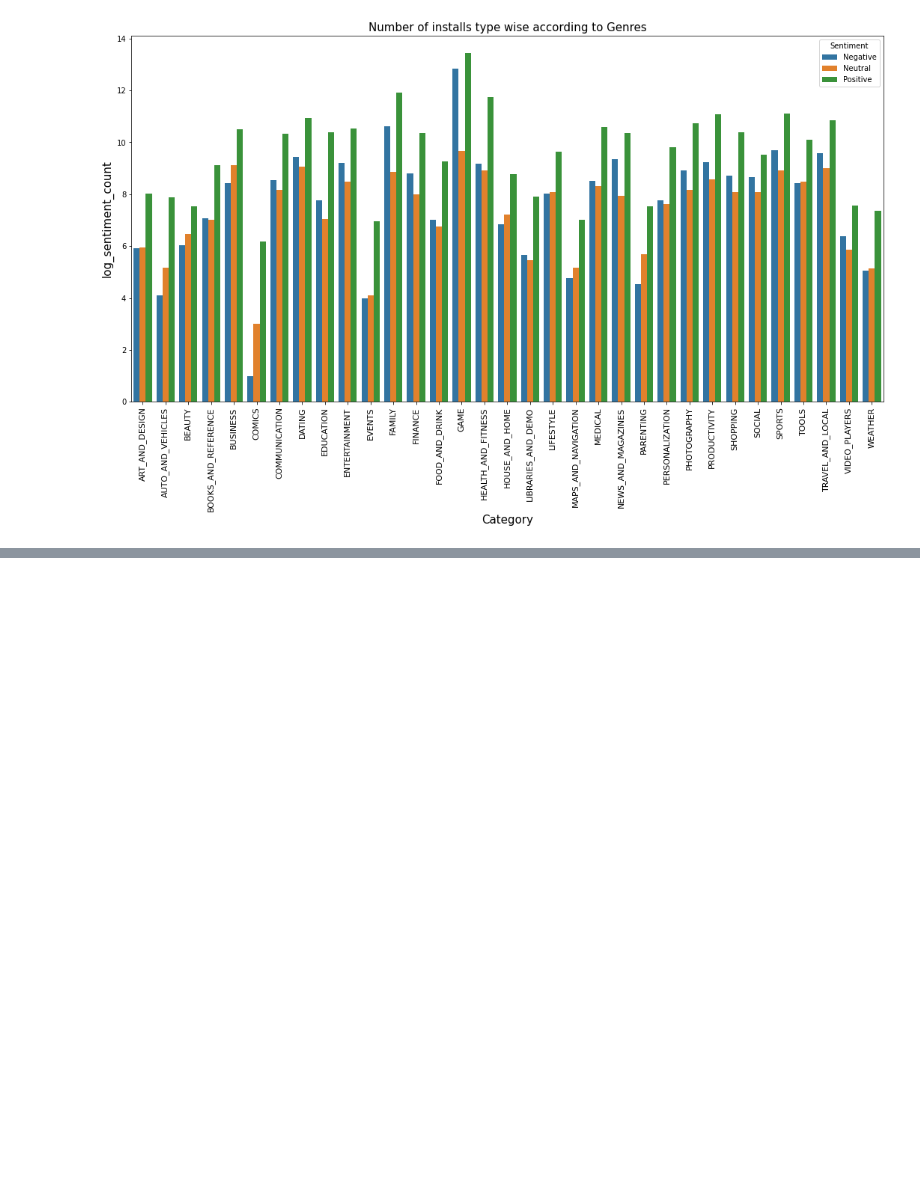
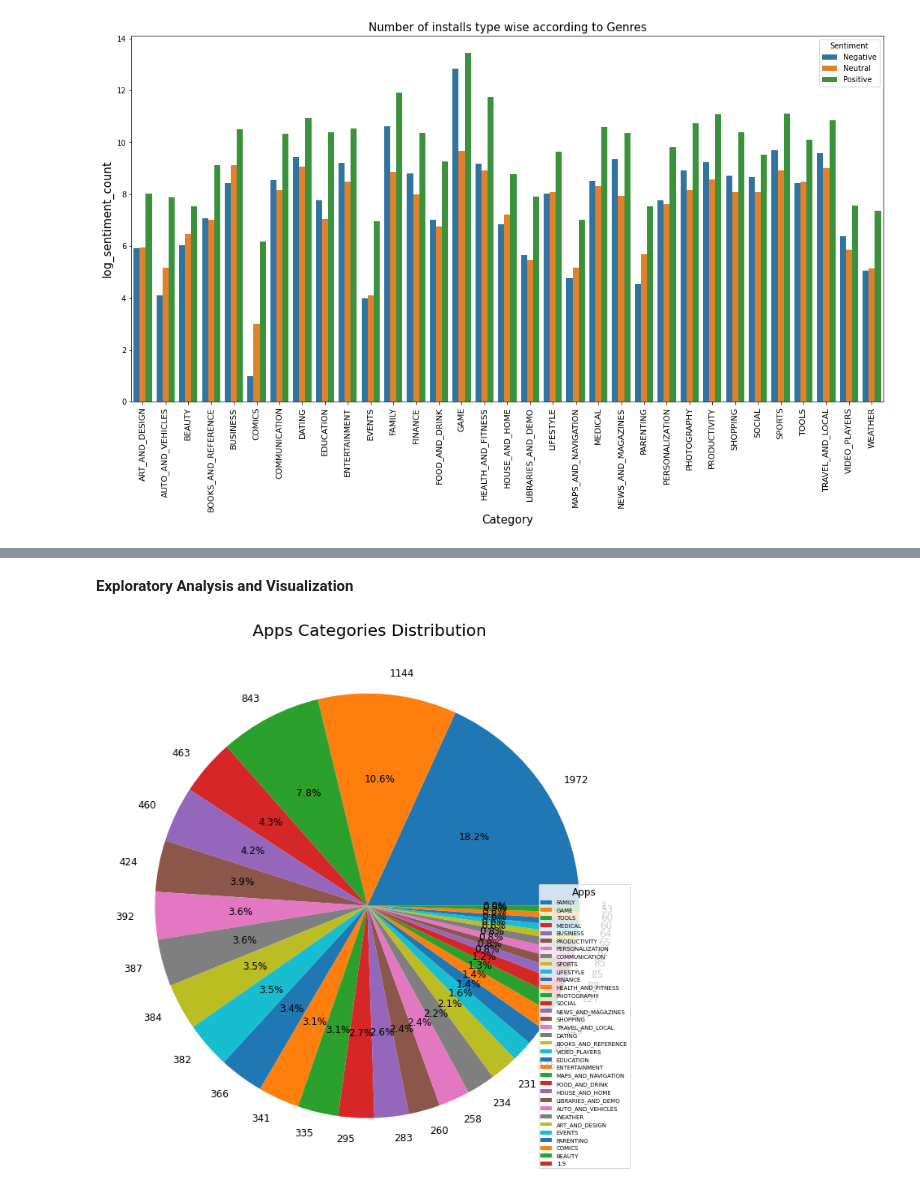
Before and after one commit to AbhiMohurle/Play_Store_App_Review_Analysis, a Jupyter notebook: Play_Store_App_Review_Analysis_Capstone_Project.ipynb, the cells around one changed output, grey strips where cells are left out. Saved outputs shown, nothing was run; the diff lists cells and outputs as text; code cells hidden in the pictures; blank space fills up the shorter version.

```diff
--- a/Play_Store_App_Review_Analysis_Capstone_Project.ipynb
+++ b/Play_Store_App_Review_Analysis_Capstone_Project.ipynb
@@ -272,0 +309,13 @@ sns.barplot('Category', 'log_sentiment_count', hue='Sentiment', data=category_se
+# %% [markdown]
+**Exploratory Analysis and Visualization**
+# %%
+plt.figure(figsize=(15,12));
+plt.pie(df_playstore['Category'].value_counts(), explode=None, labels=df_playstore['Category'].value_counts(), autopct='%1.1f%%', startangle=0);
+plt.title(' Apps Categories Distribution',size = 20);
+plt.legend(df_playstore['Category'].value_counts().index,
+           loc="lower right",
+           title="Apps",
+           fontsize = "xx-small"
+          );
+# %% [output]
+[figure, added]
```
Also changed, not shown: parts of 7 cells of this notebook.
